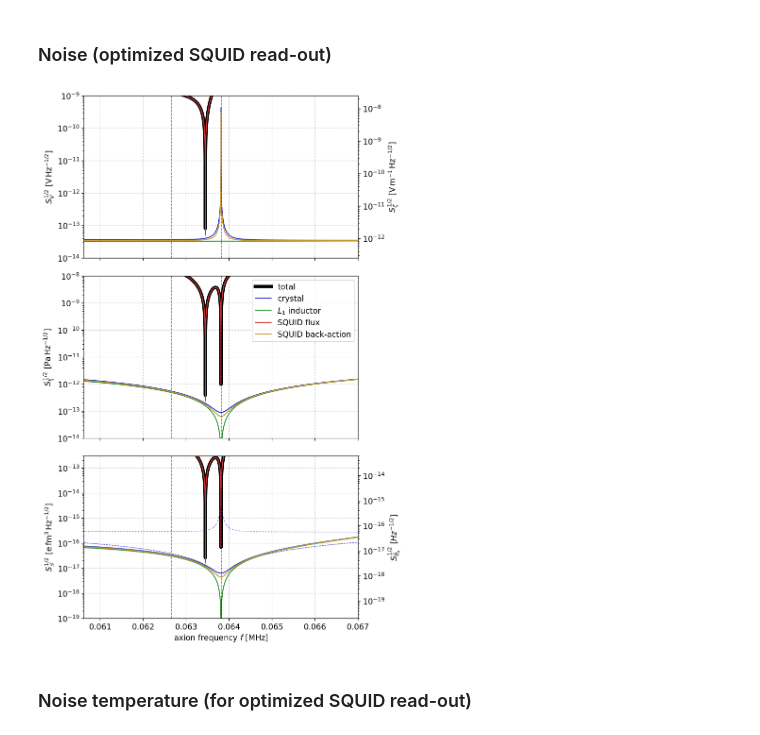
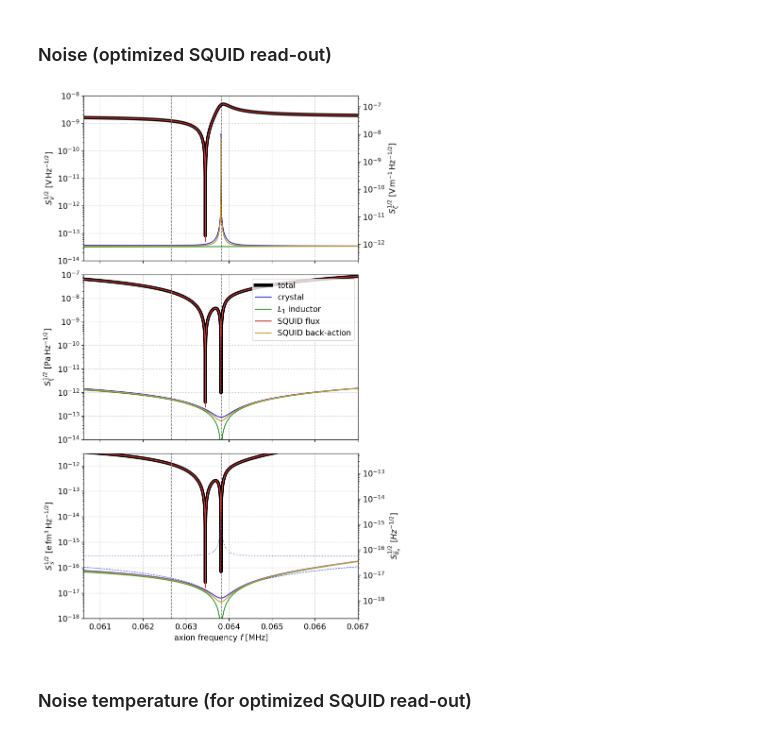
Before and after one commit to kenvantilburg/piezoaxionic-effect, a Jupyter notebook: code/supporting_plots_eta20.ipynb, the cells around one changed output. Cells and saved outputs as stored; diff of their text form; code cells hidden in the pictures.

```diff
--- a/code/supporting_plots_eta20.ipynb
+++ b/code/supporting_plots_eta20.ipynb
@@ -354,7 +354,7 @@ ax[0].axvline(2*omega_0 / (2*np.pi*1e6*Second**-1), ls='dashed',lw=1,color='blac
 ax[0].axvline(fn_omega_res(l,v,h_11,c_11,beta_11) / (2*np.pi*1e6*Second**-1),ls='dashed',lw=1,color='gray')
 
 ax[0].set_yscale('log'); ax[0].set_xscale('linear');
-ylim0 = np.asarray([1e-14,1e-9])
+ylim0 = np.asarray([1e-14,1e-8])
 ax[0].set_xlim(vec_omega[0]/(2*np.pi*1e6*Second**-1), vec_omega[-1]/(2*np.pi*1e6*Second**-1)); ax[0].set_ylim(ylim0[0], ylim0[1])
 #ax[0].set_xlabel(r'$f ~ [\mathrm{MHz}]$');
 ax[0].set_ylabel('$S_{V}^{1/2} ~ [\mathrm{V \, Hz^{-1/2}}]$');
@@ -391,35 +391,35 @@ ax[2].plot(vec_omega / (2*np.pi*1e6*Second**-1), vec_S_schiff_fac * np.sqrt(vec_
        lw=5, label='total',color=colors[0],);
 ax[2].plot(vec_omega / (2*np.pi*1e6*Second**-1), vec_S_schiff_fac * np.sqrt(vec_S_V_p_crystal_TE)/(ElectronCharge*fm**3/np.sqrt(Hz)),color=colors[1],label='crystal');
 ax[2].plot(vec_omega / (2*np.pi*1e6*Second**-1), vec_S_schiff_fac_xi * np.sqrt(vec_S_V_p_crystal_TE)/(ElectronCharge*fm**3/np.sqrt(Hz)),
            lw=0.8,ls='dashed',color=colors[2],label=r'crystal ($\xi$ only)');
 ax[2].plot(vec_omega / (2*np.pi*1e6*Second**-1), vec_S_schiff_fac_zeta * np.sqrt(vec_S_V_p_crystal_TE)/(ElectronCharge*fm**3/np.sqrt(Hz)),
            lw=0.8,ls='dotted',color=colors[3],label=r'crystal ($\zeta$ only)');
 ax[2].plot(vec_omega / (2*np.pi*1e6*Second**-1), vec_S_schiff_fac * np.sqrt(vec_S_V_p_L_1)/(ElectronCharge*fm**3/np.sqrt(Hz)),color=colors[4],label=r'$L_1$ inductor');
 
 ax[2].plot(vec_omega / (2*np.pi*1e6*Second**-1), vec_S_schiff_fac * np.sqrt(vec_S_V_p_squid_flux)/(ElectronCharge*fm**3/np.sqrt(Hz)),color=colors[5],label='SQUID flux');
 ax[2].plot(vec_omega / (2*np.pi*1e6*Second**-1), vec_S_schiff_fac * np.sqrt(vec_S_V_p_squid_BA)/(ElectronCharge*fm**3/np.sqrt(Hz)),color=colors[6],label='SQUID back-action');
 #ax[2].plot(vec_omega / (2*np.pi*1e6*Second**-1), vec_S_schiff_fac * np.sqrt(vec_S_V_p_magnetization)/(ElectronCharge*fm**3/np.sqrt(Hz)),color=colors[7],label='magnetization');
 #ax[2].plot(vec_omega / (2*np.pi*1e6*Second**-1), vec_S_schiff_fac * np.sqrt(vec_S_V_p_squid_BI)/(ElectronCharge*fm**3/np.sqrt(Hz)),color=colors[8],label='SQUID back-impedance');
 
 ax[2].axvline(omega_0 / (2*np.pi*1e6*Second**-1), ls='dashed',lw=1,color='black')
 ax[2].axvline(2*omega_0 / (2*np.pi*1e6*Second**-1), ls='dashed',lw=1,color='black')
 ax[2].axvline(fn_omega_res(l,v,h_11,c_11,beta_11) / (2*np.pi*1e6*Second**-1),ls='dashed',lw=1,color='gray')
 
 ax[2].set_yscale('log'); ax[2].set_xscale('linear');
-ylim2 = np.asarray([10**-19, 3*10**-13])
+ylim2 = np.asarray([10**-18, 3*10**-12])
 ax[2].set_xlim(vec_omega[0]/(2*np.pi*1e6*Second**-1), vec_omega[-1]/(2*np.pi*1e6*Second**-1)); ax[2].set_ylim(ylim2)
 ax[2].set_xlabel(r'axion frequency $f ~ [\mathrm{MHz}]$'); ax[2].set_ylabel('$S_{\mathcal{S}}^{1/2} ~ [\mathrm{e \,fm^{3} \, Hz^{-1/2}}]$');
 #ax[2].legend(loc='upper left');
 ax2r = ax[2].twinx();
 ax2r.set_yscale('log');
 ax2r.set_ylim(ylim2[0] * ElectronCharge * fm**3 / S_schiff_over_theta, ylim2[1] * ElectronCharge * fm**3 / S_schiff_over_theta)
 ax2r.set_ylabel(r'$S_{\overline{\theta}_a}^{1/2} ~ [Hz^{-1/2}]$');
 ax[2].grid(ls='dotted')
 
 plt.tight_layout()
 plt.subplots_adjust(left=None, bottom=None, right=None, top=None, wspace=None, hspace=None)
 # %% [output]
-[figure, old version]
+[figure, new version]
 # %%
 fig.savefig(dir_fig+'S_fundamental.pdf', bbox_inches='tight', pad_inches = 0)
 # %% [markdown]
```
Also changed, not shown: 15 other files.
